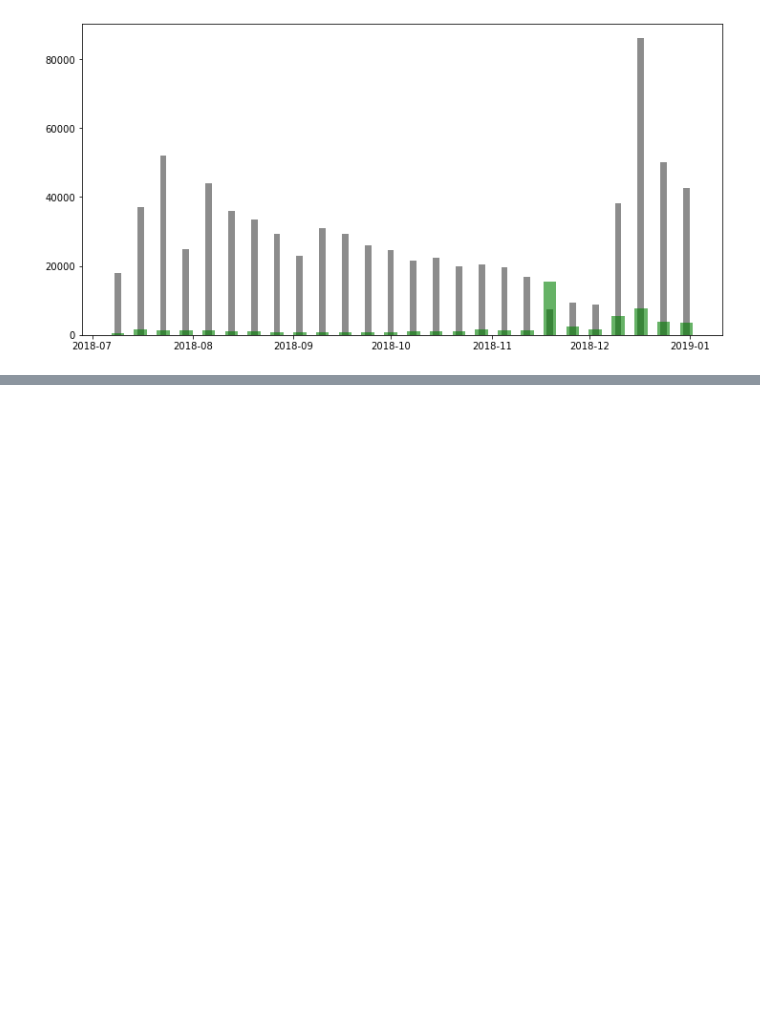
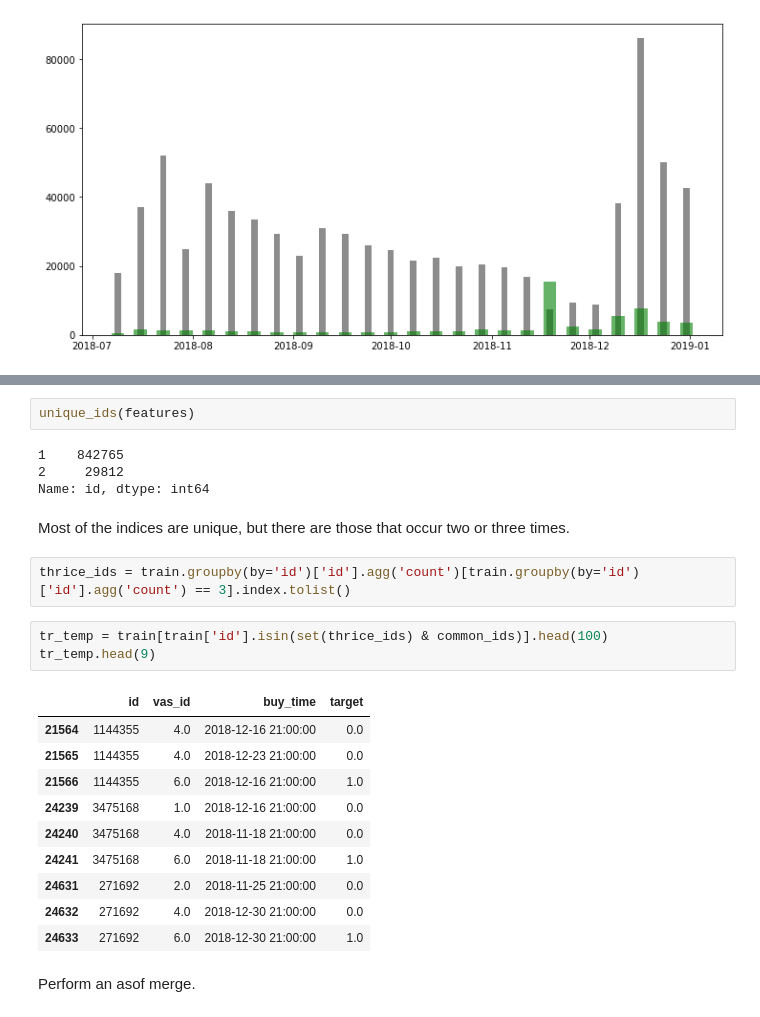
Before and after one commit to hildar/RecSys-Megafon, a Jupyter notebook: Train.ipynb, the cells around one changed output, grey strips where cells are left out. Saved outputs shown, nothing was run; the diff lists cells and outputs as text; blank space fills up the shorter version.

Commit message:
asof merging train/test features

```diff
--- a/Train.ipynb
+++ b/Train.ipynb
@@ -164,0 +167,26 @@ plt.show()
+# %%
+unique_ids(features)
+# %% [output]
+1    842765
+2     29812
+Name: id, dtype: int64
+# %% [markdown]
+Most of the indices are unique, but there are those that occur two or three times.
+# %%
+thrice_ids = train.groupby(by='id')['id'].agg('count')[train.groupby(by='id')['id'].agg('count') == 3].index.tolist()
+# %%
+tr_temp = train[train['id'].isin(set(thrice_ids) & common_ids)].head(100)
+tr_temp.head(9)
+# %% [output]
+|  | id | vas_id | buy_time | target |
+| 21564 | 1144355 | 4.0 | 2018-12-16 21:00:00 | 0.0 |
+| 21565 | 1144355 | 4.0 | 2018-12-23 21:00:00 | 0.0 |
+| 21566 | 1144355 | 6.0 | 2018-12-16 21:00:00 | 1.0 |
+| 24239 | 3475168 | 1.0 | 2018-12-16 21:00:00 | 0.0 |
+| 24240 | 3475168 | 4.0 | 2018-11-18 21:00:00 | 0.0 |
+| 24241 | 3475168 | 6.0 | 2018-11-18 21:00:00 | 1.0 |
+| 24631 | 271692 | 2.0 | 2018-11-25 21:00:00 | 0.0 |
+| 24632 | 271692 | 4.0 | 2018-12-30 21:00:00 | 0.0 |
+| 24633 | 271692 | 6.0 | 2018-12-30 21:00:00 | 1.0 |
+# %% [markdown]
+Perform an asof merge.
```
Also changed, not shown: parts of 14 cells of this notebook.
